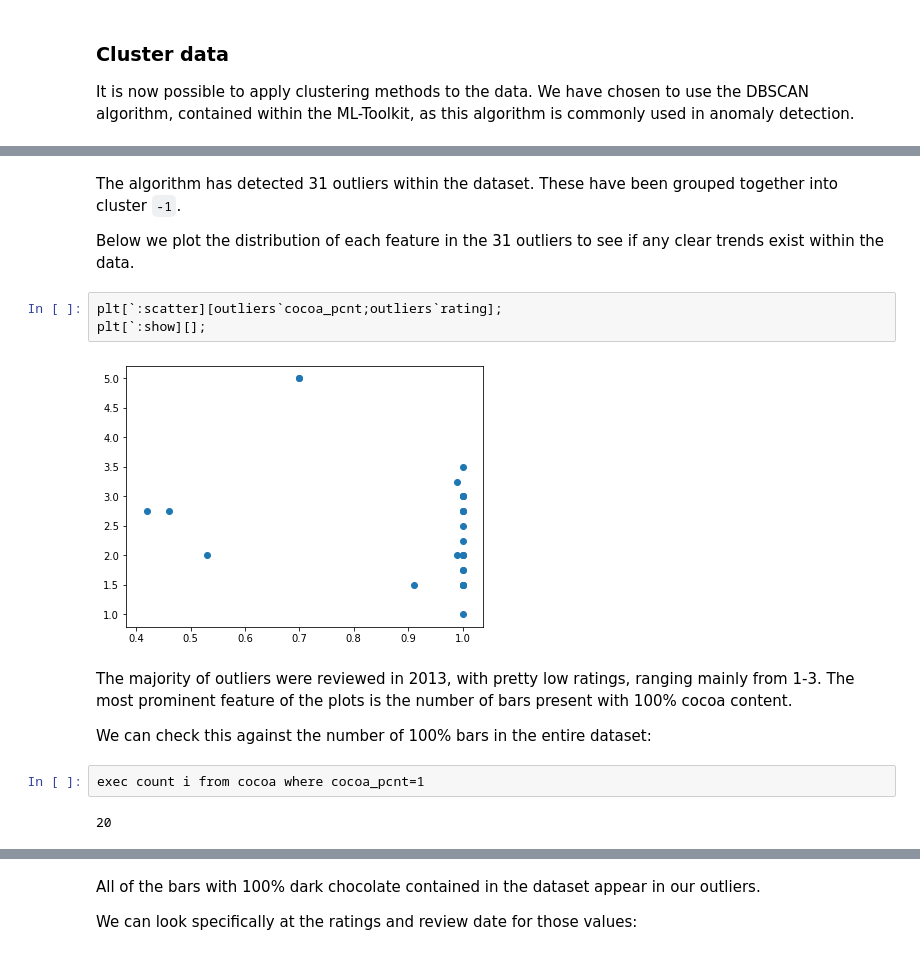
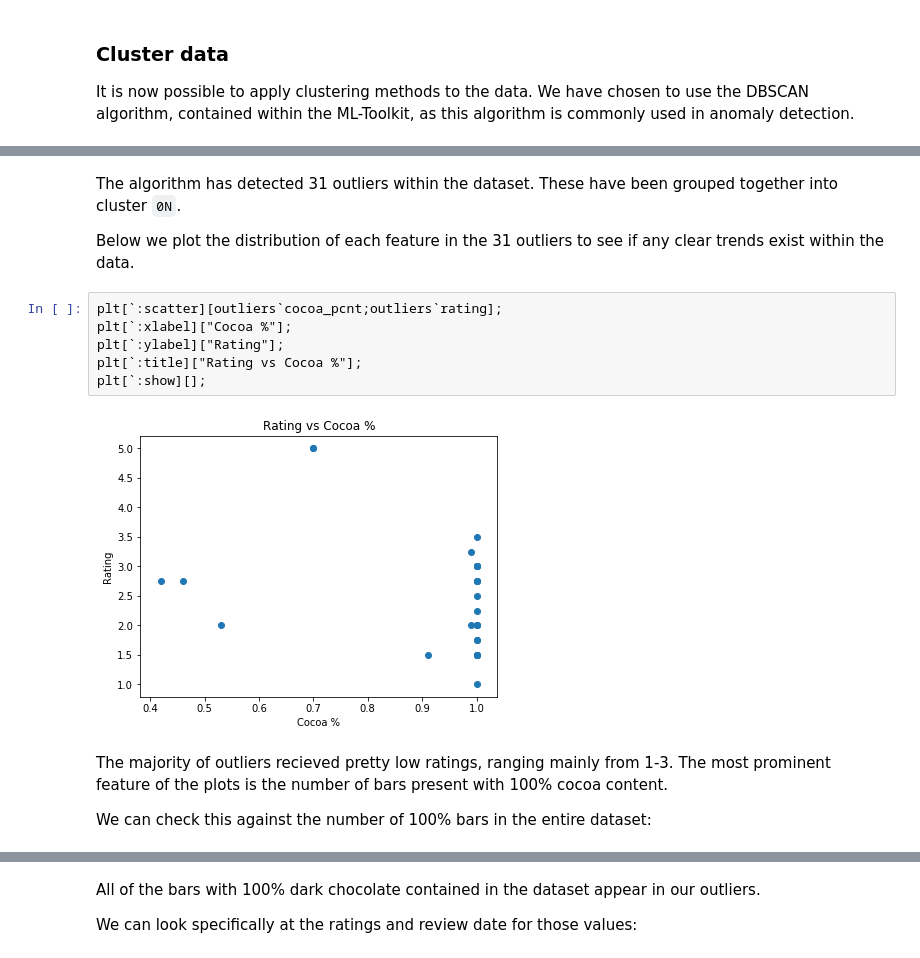
Before and after one commit to KxSystems/mlnotebooks, a Jupyter notebook: notebooks/11 Clustering.ipynb, the cells around one changed output, grey strips where cells are left out. Cells and saved outputs as stored; diff of their text form.

Commit message:
updated notebooks and added changes for clustering

```diff
--- a/notebooks/11 Clustering.ipynb
+++ b/notebooks/11 Clustering.ipynb
@@ -544,19 +536,18 @@ cocoa_pcnt| 28    7      0.9178571 0.1772497 0.42  1f    numeric 1f
 rating    | 28    11     2.473214  0.9630663 1f    5f    numeric 1.5
 review_dt | 28    10     2010.607  3.166249  2006i 2016i numeric 2013i
 # %% [markdown]
-The algorithm has detected 31 outliers within the dataset. These have been grouped together into cluster `-1`.
+The algorithm has detected 31 outliers within the dataset. These have been grouped together into cluster `0N`.
 
 Below we plot the distribution of each feature in the 31 outliers to see if any clear trends exist within the data.
 # %%
 plt[`:scatter][outliers`cocoa_pcnt;outliers`rating];
+plt[`:xlabel]["Cocoa %"];
+plt[`:ylabel]["Rating"];
+plt[`:title]["Rating vs Cocoa %"];
 plt[`:show][];
 # %% [output]
-[figure, old version]
+[figure, new version]
 # %% [markdown]
-The majority of outliers were reviewed in 2013, with pretty low ratings, ranging mainly from 1-3. The most prominent feature of the plots is the number of bars present with 100% cocoa content.
+The majority of outliers recieved pretty low ratings, ranging mainly from 1-3. The most prominent feature of the plots is the number of bars present with 100% cocoa content.
 
 We can check this against the number of 100% bars in the entire dataset:
-# %%
-exec count i from cocoa where cocoa_pcnt=1
-# %% [output]
-20
```
Also changed, not shown: parts of 31 cells of this notebook, 11 other files.
